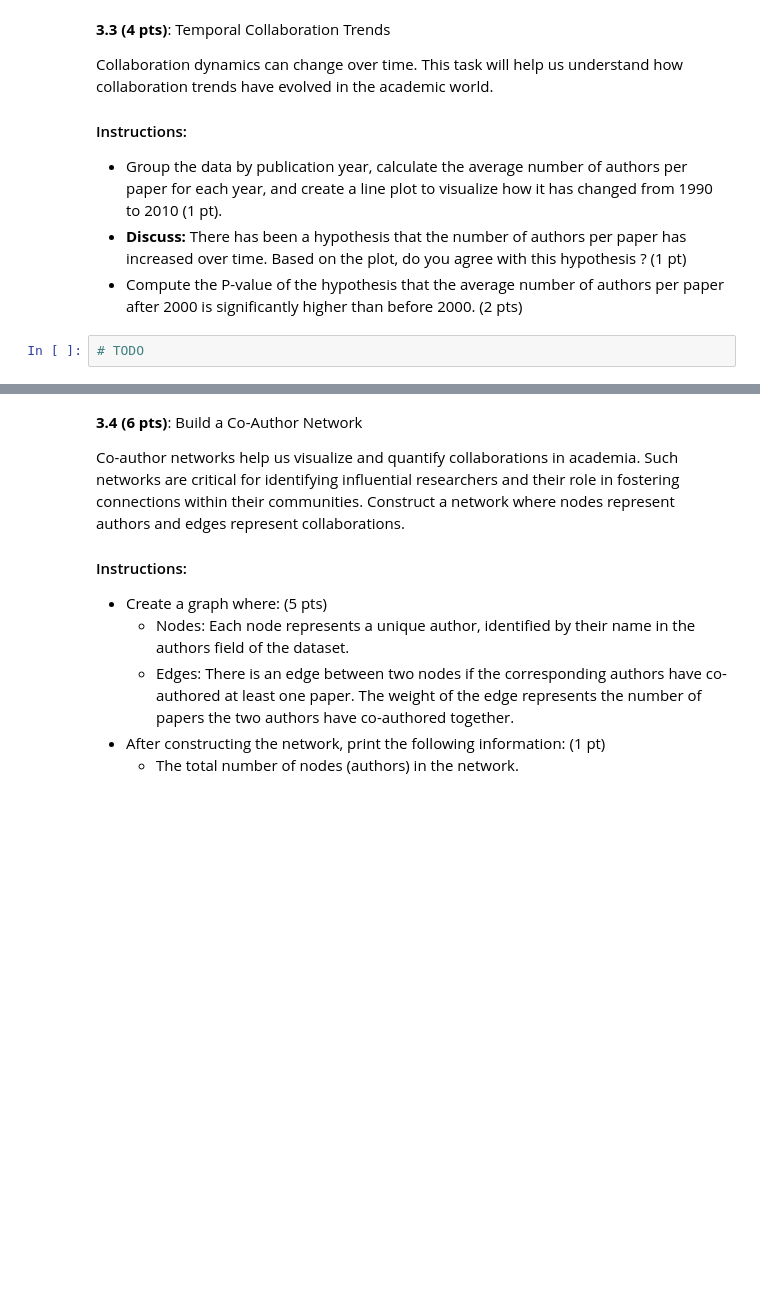
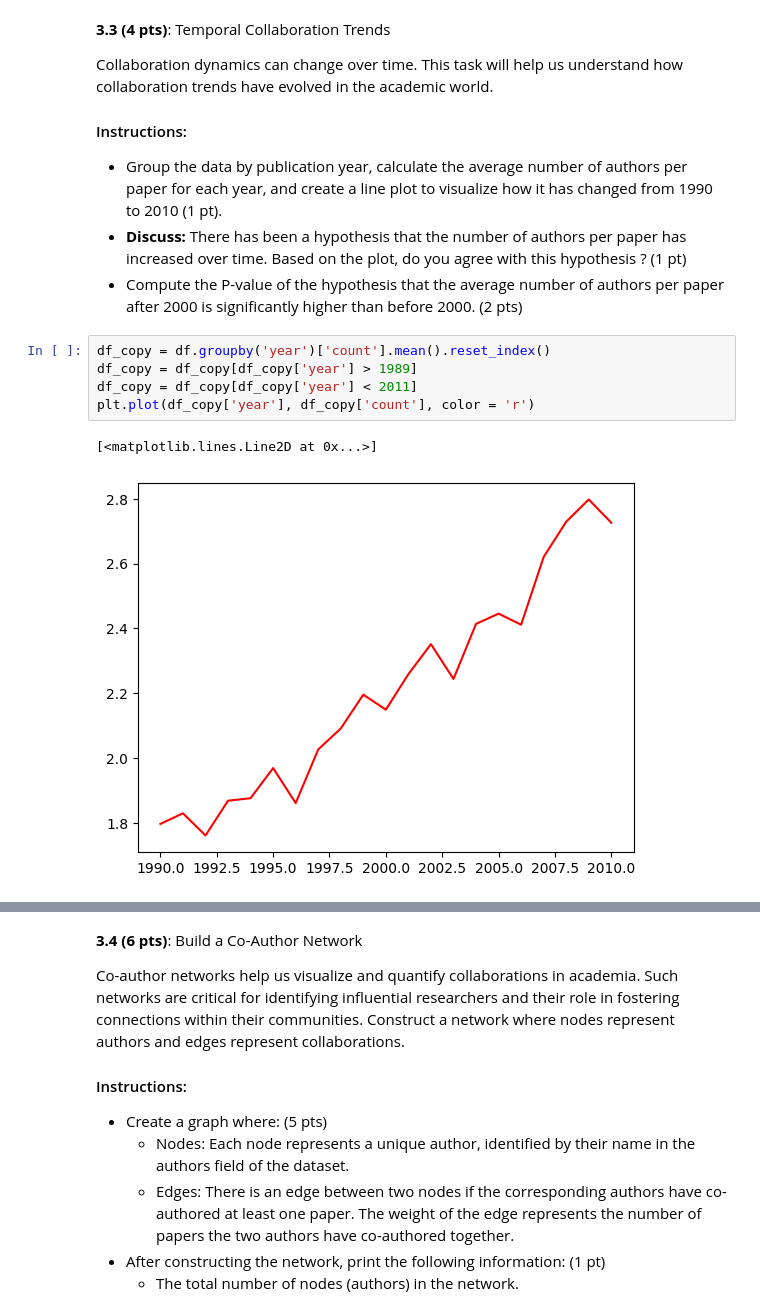
Before and after one commit to YouriGndl/2024, a Jupyter notebook: Exam/exam.ipynb, the cells around one changed output, grey strips where cells are left out. Cells and saved outputs as stored; diff of their text form; blank space fills up the shorter version.

```diff
--- a/Exam/exam.ipynb
+++ b/Exam/exam.ipynb
@@ -310,5 +365,11 @@ Collaboration dynamics can change over time. This task will help us understand h
 - Group the data by publication year, calculate the average number of authors per paper for each year, and create a line plot to visualize how it has changed from 1990 to 2010 (1 pt).
 - **Discuss:** There has been a hypothesis that the number of authors per paper has increased over time. Based on the plot, do you agree with this hypothesis ? (1 pt)
 - Compute the P-value of the hypothesis that the average number of authors per paper after 2000 is significantly higher than before 2000. (2 pts)
-# %%
-# TODO
+# %%
+df_copy = df.groupby('year')['count'].mean().reset_index()
+df_copy = df_copy[df_copy['year'] > 1989]
+df_copy = df_copy[df_copy['year'] < 2011]
+plt.plot(df_copy['year'], df_copy['count'], color = 'r')
+# %% [output]
+[<matplotlib.lines.Line2D at 0x...>]
+[figure, added]
```
Also changed, not shown: parts of 9 cells of this notebook.
